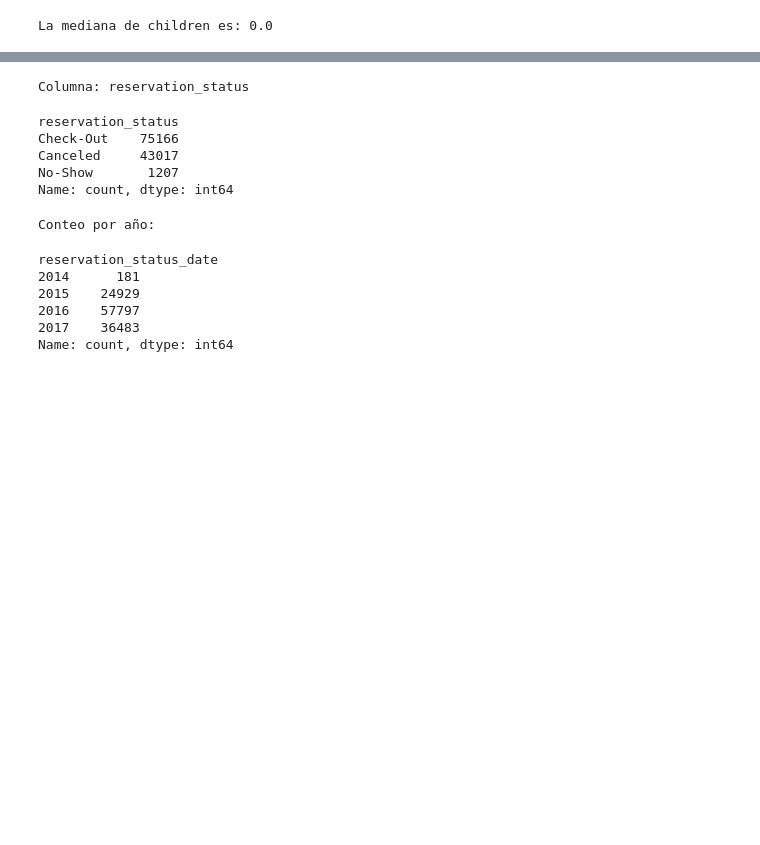
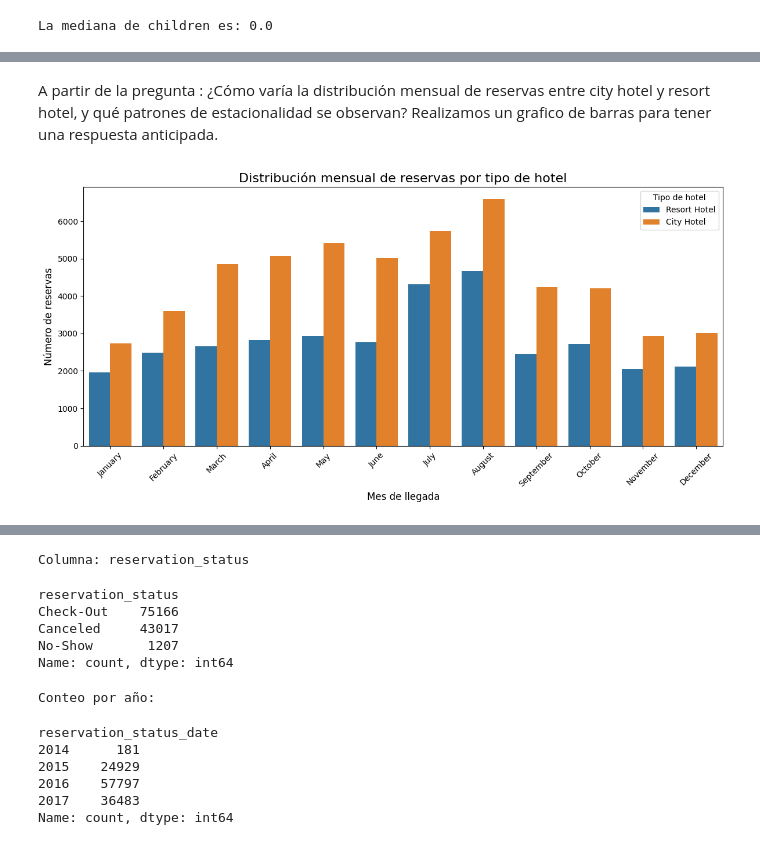
Before and after one commit to FerChaparro27/AA_hotel, a Jupyter notebook: edahotel.ipynb, the cells around one changed output, grey strips where cells are left out. Cells and saved outputs as stored; diff of their text form; code cells hidden in the pictures; blank space fills up the shorter version.

```diff
--- a/edahotel.ipynb
+++ b/edahotel.ipynb
@@ -193,4 +263,22 @@ df.describe().round()
+# %% [markdown]
+A partir de la pregunta : ¿Cómo varía la distribución mensual de reservas entre city hotel y resort hotel,
+y qué patrones de estacionalidad se observan?
+Realizamos un grafico de barras para tener una respuesta anticipada.
 # %%
-# Se realiza un Histograma para la columna que queramos
-from seaborn import distplot
-distplot(wine_quality.quality, hist=False)
+# Asegurar que los meses queden en orden cronológico
+month_order = ["January", "February", "March", "April", "May", "June",
+               "July", "August", "September", "October", "November", "December"]
+
+# Gráfico de barras agrupadas
+plt.figure(figsize=(12,6))
+sns.countplot(data=df, x="arrival_date_month", hue="hotel", order=month_order)
+
+plt.title("Distribución mensual de reservas por tipo de hotel", fontsize=16)
+plt.xlabel("Mes de llegada", fontsize=12)
+plt.ylabel("Número de reservas", fontsize=12)
+plt.xticks(rotation=45)
+plt.legend(title="Tipo de hotel")
+plt.tight_layout()
+plt.show()
+# %% [output]
+[figure, added]
```
Also changed, not shown: parts of 46 cells of this notebook.
